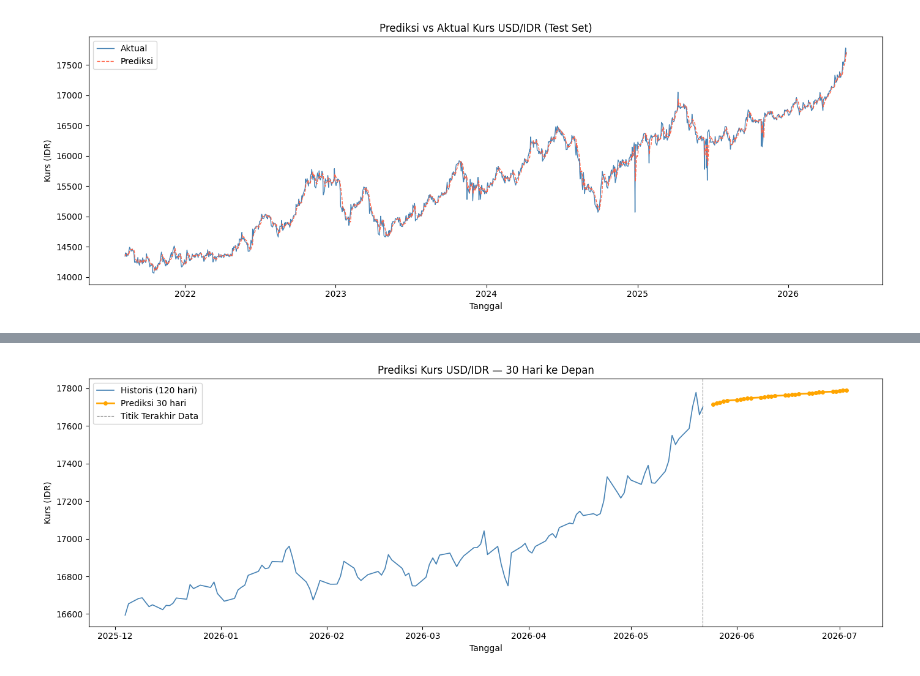
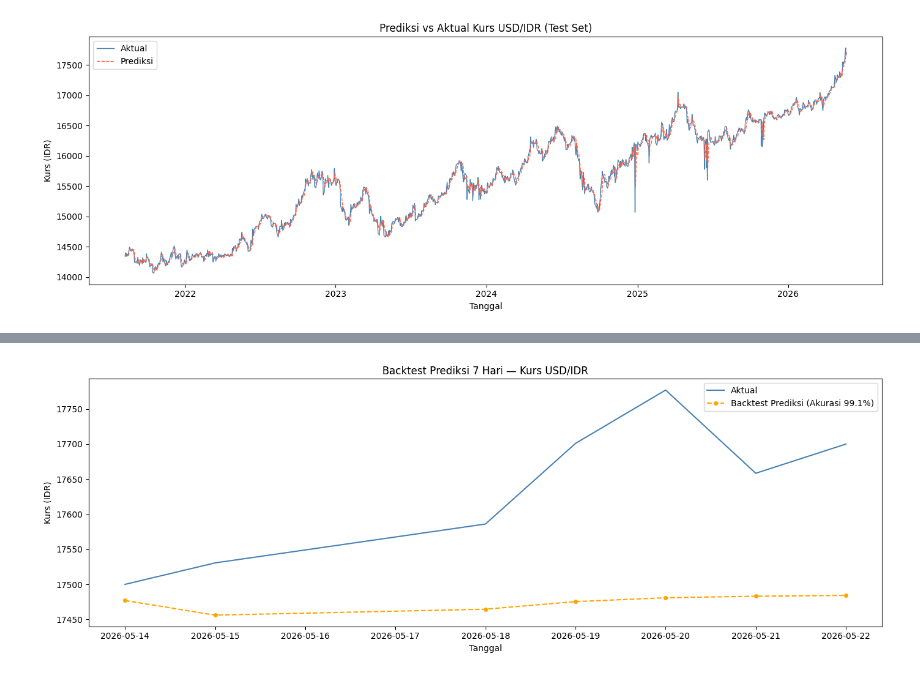
Before and after one commit to KullyanHubbard/sentiment-analysis-lstm, a Jupyter notebook: kurs_rupiah.ipynb, the cells around one changed output, grey strips where cells are left out. Drawn from its saved outputs; the diff is of its cells as text; code cells hidden in the pictures.

```diff
--- a/kurs_rupiah.ipynb
+++ b/kurs_rupiah.ipynb
@@ -124,14 +82,10 @@ Shape y : (6224,)
 # %%
-# Split data 80% train / 20% test (tanpa shuffle — urutan waktu dipertahankan)
 split = int(len(X) * 0.8)
 
-X_train, X_test = X[:split], X[split:]
-y_train, y_test = y[:split], y[split:]
+X_train = X[:split].reshape(-1, WINDOW, 1)
+X_test  = X[split:].reshape(-1, WINDOW, 1)
+y_train = y[:split]
+y_test  = y[split:]
 
-# Reshape ke (samples, timesteps, features) untuk input LSTM
-X_train = X_train.reshape(-1, WINDOW, 1)
-X_test  = X_test.reshape(-1, WINDOW, 1)
-
-print(f"Train : {X_train.shape}")
-print(f"Test  : {X_test.shape}")
+print(f"Train: {X_train.shape}  Test: {X_test.shape}")
 # %% [output]
@@ -270,11 +198,58 @@ plt.show()
 # %% [output]
 [figure]
 # %%
-# Prediksi 30 hari ke depan — rekonstruksi kumulatif dari perubahan harian
-FORECAST_DAYS = 30
+FORECAST_DAYS = 7
 
+# --- Backtest: simulasi forecast 7 hari pada data yang sudah diketahui ---
+bt_start_idx  = len(data_scaled) - FORECAST_DAYS
+bt_seq        = data_scaled[bt_start_idx - WINDOW : bt_start_idx].reshape(1, WINDOW, 1)
+bt_last_price = data_raw[bt_start_idx]
+
+bt_changes_scaled = []
+for _ in range(FORECAST_DAYS):
+    p = model.predict(bt_seq, verbose=0)[0, 0]
+    bt_changes_scaled.append(p)
+    bt_seq = np.append(bt_seq[:, 1:, :], [[[p]]], axis=1)
+
+bt_changes = scaler.inverse_transform(
+    np.array(bt_changes_scaled).reshape(-1, 1)
+).flatten()
+bt_changes = np.clip(bt_changes, -500, 500)
+
+bt_prices = [bt_last_price]
+for c in bt_changes:
+    bt_prices.append(bt_prices[-1] + c)
+bt_prices = np.array(bt_prices[1:])
+
+bt_actual   = data_raw[bt_start_idx + 1 : bt_start_idx + 1 + FORECAST_DAYS]
+bt_dates    = df.index[bt_start_idx + 1 : bt_start_idx + 1 + FORECAST_DAYS]
+bt_mape     = np.mean(np.abs((bt_actual - bt_prices) / bt_actual)) * 100
+bt_accuracy = 100 - bt_mape
+bt_mae      = np.mean(np.abs(bt_actual - bt_prices))
+bt_rmse     = np.sqrt(np.mean((bt_actual - bt_prices) ** 2))
+
+print(f"=== Backtest {FORECAST_DAYS} Hari ===")
+print(f"  MAE      : {bt_mae:,.2f} IDR")
+print(f"  RMSE     : {bt_rmse:,.2f} IDR")
+print(f"  MAPE     : {bt_mape:.2f}%")
+print(f"  Akurasi  : {bt_accuracy:.2f}%")
+
+plt.figure(figsize=(14, 5))
+plt.plot(bt_dates, bt_actual, label='Aktual', color='steelblue', linewidth=1.5)
+plt.plot(bt_dates, bt_prices,
+         label=f'Backtest Prediksi (Akurasi {bt_accuracy:.1f}%)',
+         color='orange', linewidth=1.5, linestyle='--', marker='o', markersize=4)
+plt.title(f'Backtest Prediksi {FORECAST_DAYS} Hari — Kurs USD/IDR')
+plt.xlabel('Tanggal')
+plt.ylabel('Kurs (IDR)')
+plt.legend()
+plt.tight_layout()
+plt.savefig(os.path.join(RESULT_DIR, f'{RUN_TS}_backtest_{FORECAST_DAYS}hari.png'), dpi=150)
+plt.show()
+
+# --- Forecast 7 hari ke depan ---
 last_seq   = data_scaled[-WINDOW:].reshape(1, WINDOW, 1)
-last_price = data_raw[-1]  # Close terakhir sebagai titik awal rekonstruksi
+last_price = data_raw[-1]
 
 future_changes_scaled = []
 for _ in range(FORECAST_DAYS):
@@ -282,37 +257,37 @@ for _ in range(FORECAST_DAYS):
     future_changes_scaled.append(pred)
     last_seq = np.append(last_seq[:, 1:, :], [[[pred]]], axis=1)
 
-# Inverse transform → perubahan harian dalam IDR
 future_changes = scaler.inverse_transform(
     np.array(future_changes_scaled).reshape(-1, 1)
 ).flatten()
+future_changes = np.clip(future_changes, -500, 500)
 
-# Rekonstruksi harga kumulatif dari perubahan
 future_prices = [last_price]
 for c in future_changes:
     future_prices.append(future_prices[-1] + c)
 future_prices = np.array(future_prices[1:]).reshape(-1, 1)
 
-# Buat tanggal prediksi (hari kerja)
 last_date    = df.index[-1]
 future_dates = pd.bdate_range(start=last_date + pd.Timedelta(days=1), periods=FORECAST_DAYS)
 
-# Plot historis 120 hari + prediksi
 plt.figure(figsize=(14, 5))
-plt.plot(df.index[-120:], data_raw[-120:], label='Historis (120 hari)', color='steelblue', linewidth=1.2)
-plt.plot(future_dates, future_prices, label='Prediksi 30 hari', color='orange', linewidth=2, marker='o', markersize=4)
+plt.plot(df.index[-60:], data_raw[-60:], label='Historis (60 hari)', color='steelblue', linewidth=1.2)
+plt.plot(future_dates, future_prices,
+         label=f'Prediksi {FORECAST_DAYS} hari (est. akurasi {bt_accuracy:.1f}%)',
+         color='orange', linewidth=2, marker='o', markersize=5)
 plt.axvline(x=last_date, color='gray', linestyle='--', linewidth=0.8, label='Titik Terakhir Data')
-plt.title('Prediksi Kurs USD/IDR — 30 Hari ke Depan')
+plt.title(f'Prediksi Kurs USD/IDR — {FORECAST_DAYS} Hari ke Depan  |  Est. Akurasi: {bt_accuracy:.1f}%')
 plt.xlabel('Tanggal')
 plt.ylabel('Kurs (IDR)')
 plt.legend()
 plt.tight_layout()
+plt.savefig(os.path.join(RESULT_DIR, f'{RUN_TS}_prediksi_{FORECAST_DAYS}hari_ke_depan.png'), dpi=150)
 plt.show()
 
-# Tabel prediksi
 pred_df = pd.DataFrame({
-    'Tanggal': future_dates.strftime('%Y-%m-%d'),
+    'Tanggal'            : future_dates.strftime('%Y-%m-%d'),
     'Prediksi Kurs (IDR)': future_prices.flatten().astype(int)
 })
+print(f"\nEst. Akurasi Forecast {FORECAST_DAYS} Hari: {bt_accuracy:.2f}%\n")
 print(pred_df.to_string(index=False))
 # %% [output]
@@ -319 +299 @@ print(pred_df.to_string(index=False))
-[figure, old version]
+[figure, new version]
```
Also changed, not shown: parts of 12 cells of this notebook, 34 other files.
